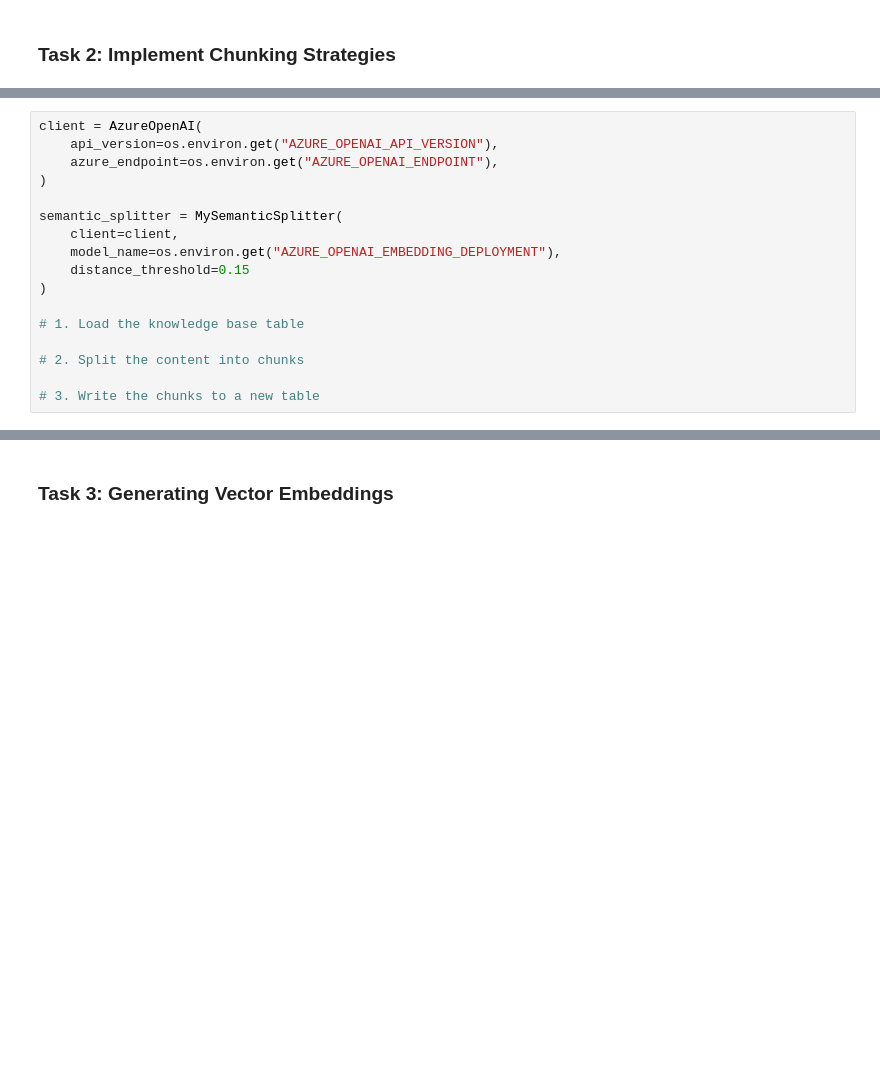
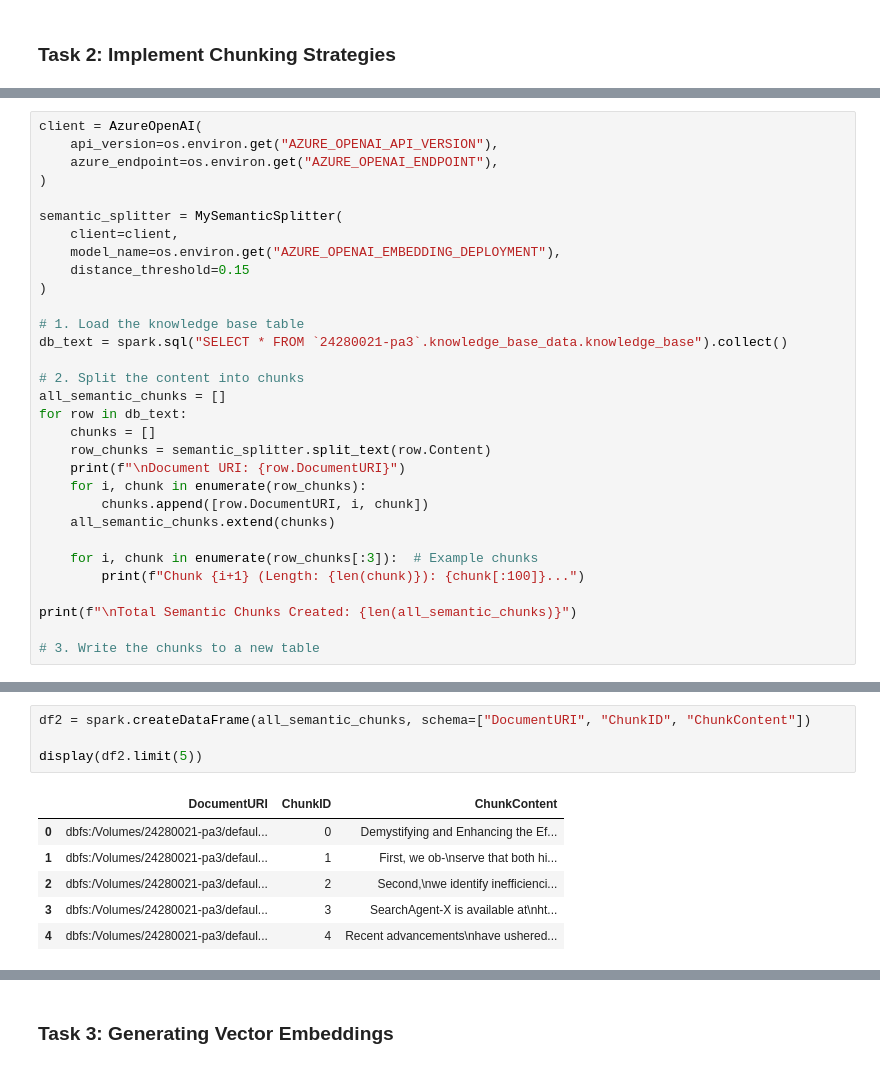
Before and after one commit to mariyamali4/cs5305, a Jupyter notebook: PA3/24280021_pa3.ipynb, the cells around one changed output, grey strips where cells are left out. Drawn from its saved outputs; the diff is of its cells as text; blank space fills up the shorter version.

```diff
--- a/PA3/24280021_pa3.ipynb
+++ b/PA3/24280021_pa3.ipynb
@@ -415,7 +641,21 @@ semantic_splitter = MySemanticSplitter(
 )
 
 # 1. Load the knowledge base table
+db_text = spark.sql("SELECT * FROM `24280021-pa3`.knowledge_base_data.knowledge_base").collect()
 
 # 2. Split the content into chunks
+all_semantic_chunks = []
+for row in db_text:
+    chunks = []
+    row_chunks = semantic_splitter.split_text(row.Content)
+    print(f"\nDocument URI: {row.DocumentURI}")
+    for i, chunk in enumerate(row_chunks):
+        chunks.append([row.DocumentURI, i, chunk])
+    all_semantic_chunks.extend(chunks)
+
+    for i, chunk in enumerate(row_chunks[:3]):  # Example chunks
+        print(f"Chunk {i+1} (Length: {len(chunk)}): {chunk[:100]}...")
+
+print(f"\nTotal Semantic Chunks Created: {len(all_semantic_chunks)}")
 
 # 3. Write the chunks to a new table
@@ -421,0 +680,11 @@ semantic_splitter = MySemanticSplitter(
+# %%
+df2 = spark.createDataFrame(all_semantic_chunks, schema=["DocumentURI", "ChunkID", "ChunkContent"])
+
+display(df2.limit(5))
+# %% [output]
+|  | DocumentURI | ChunkID | ChunkContent |
+| 0 | dbfs:/Volumes/24280021-pa3/defaul... | 0 | Demystifying and Enhancing the Ef... |
+| 1 | dbfs:/Volumes/24280021-pa3/defaul... | 1 | First, we ob-\nserve that both hi... |
+| 2 | dbfs:/Volumes/24280021-pa3/defaul... | 2 | Second,\nwe identify inefficienci... |
+| 3 | dbfs:/Volumes/24280021-pa3/defaul... | 3 | SearchAgent-X is available at\nht... |
+| 4 | dbfs:/Volumes/24280021-pa3/defaul... | 4 | Recent advancements\nhave ushered... |
```
Also changed, not shown: parts of 42 cells of this notebook.
